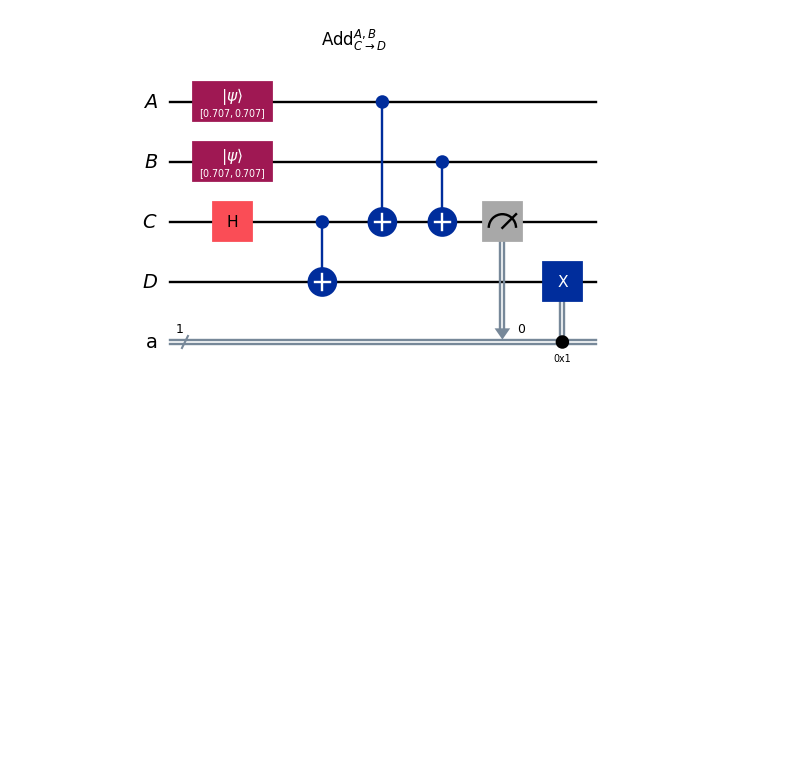
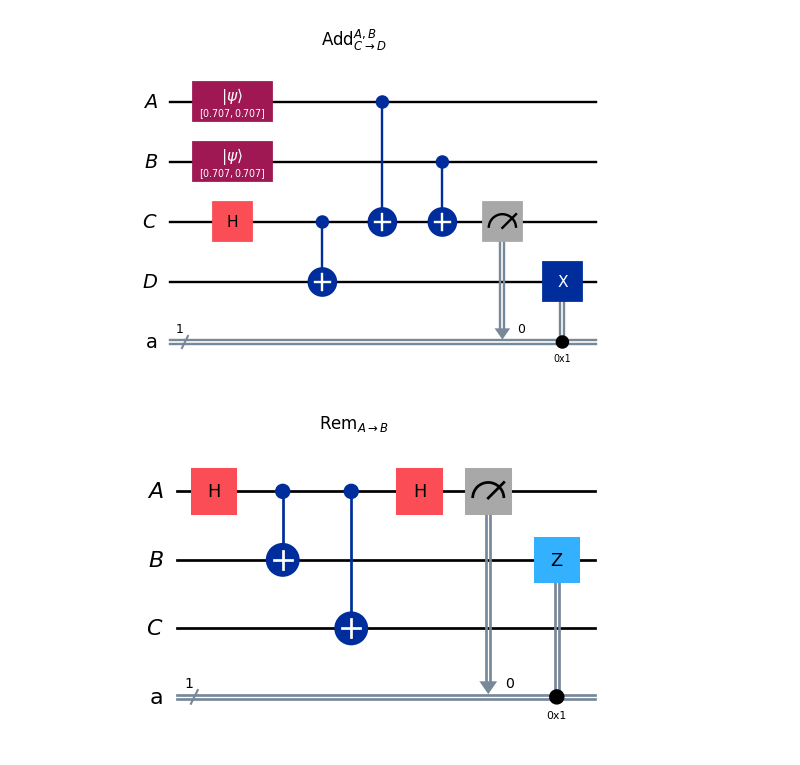
Before and after one commit to NagyTamas0122/QuantumNetworkCoding, a Jupyter notebook: QNC.ipynb, the cells around one changed output. Cells and saved outputs as stored; diff of their text form; code cells hidden in the pictures; blank space fills up the shorter version.

Commit message:
added removal and removal:add circuits

```diff
--- a/QNC.ipynb
+++ b/QNC.ipynb
@@ -137,3 +137,38 @@ plt.title(r"Add$^{A,B}_{C\to D}$")
 plt.show()
 # %% [output]
 [figure]
+# %%
+# Removal circuit
+
+# Initialize quantum registers
+qreg_a = QuantumRegister(1, name='A')
+qreg_b = QuantumRegister(1, name='B')
+qreg_c = QuantumRegister(1, name='C')
+
+# Initialize classical registers for Z gate usage
+creg_a = ClassicalRegister(1, name='a')
+
+# Initialize quantum gates
+h_gate = HGate()
+cx_gate = CXGate()
+z_gate = ZGate()
+
+# Initialize quantum circuit
+qc = QuantumCircuit(qreg_a, qreg_b, qreg_c, creg_a)
+
+# Adding gates and measurement to the circuit
+qc.append(h_gate, [0])
+qc.append(cx_gate, [0,1])
+qc.append(cx_gate, [0,2])
+qc.append(h_gate, [0])
+
+qc.measure(qreg_a, creg_a)
+qc.append(z_gate, [1]).c_if(creg_a, 1)
+
+# Plotting circuit
+fix, ax = plt.subplots()
+qc.draw("mpl", ax=ax)
+plt.title(r"Rem$_{A\to B}$")
+plt.show()
+# %% [output]
+[figure, added]
```
Also changed, not shown: parts of 4 cells of this notebook.
